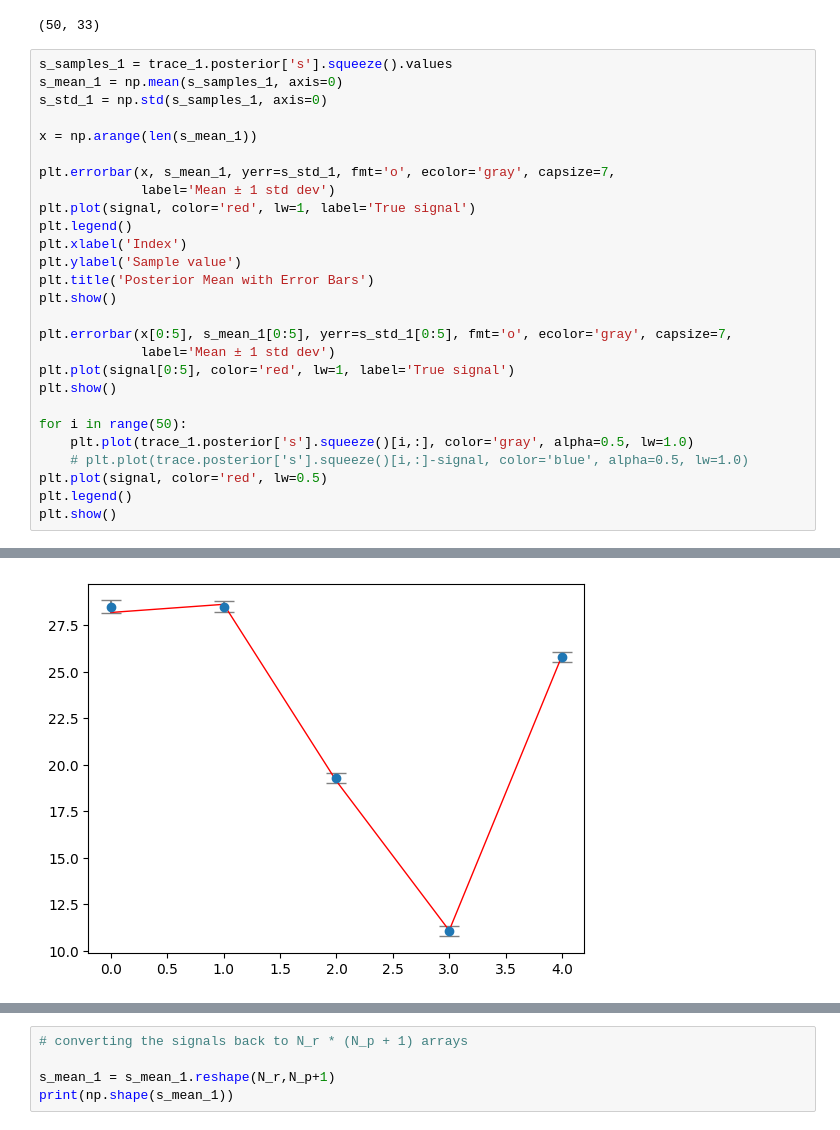
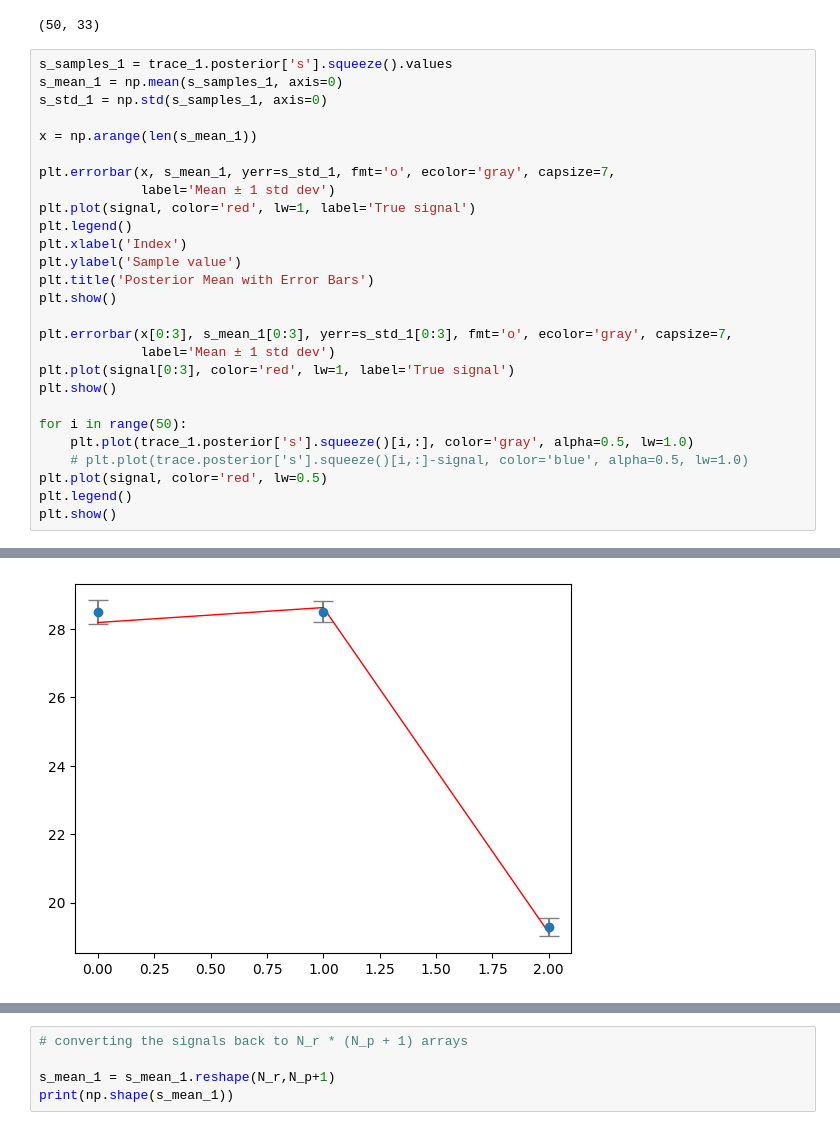
Before and after one commit to Rachel-0420/Toy-Model-for-Field-Level, a Jupyter notebook: SPT-3G_simulation.ipynb, the cells around one changed output, grey strips where cells are left out. Cells and saved outputs as stored; diff of their text form.

Commit message:
changed range of the errorbar plot for the first signal for better visualization

```diff
--- a/SPT-3G_simulation.ipynb
+++ b/SPT-3G_simulation.ipynb
@@ -292,33 +292,33 @@ trace_2.posterior['s'].squeeze().shape
 # %%
 s_samples_1 = trace_1.posterior['s'].squeeze().values
 s_mean_1 = np.mean(s_samples_1, axis=0)
 s_std_1 = np.std(s_samples_1, axis=0)
 
 x = np.arange(len(s_mean_1))
 
 plt.errorbar(x, s_mean_1, yerr=s_std_1, fmt='o', ecolor='gray', capsize=7,
              label='Mean ± 1 std dev')
 plt.plot(signal, color='red', lw=1, label='True signal')
 plt.legend()
 plt.xlabel('Index')
 plt.ylabel('Sample value')
 plt.title('Posterior Mean with Error Bars')
 plt.show()
 
-plt.errorbar(x[0:5], s_mean_1[0:5], yerr=s_std_1[0:5], fmt='o', ecolor='gray', capsize=7,
+plt.errorbar(x[0:3], s_mean_1[0:3], yerr=s_std_1[0:3], fmt='o', ecolor='gray', capsize=7,
              label='Mean ± 1 std dev')
-plt.plot(signal[0:5], color='red', lw=1, label='True signal')
+plt.plot(signal[0:3], color='red', lw=1, label='True signal')
 plt.show()
 
 for i in range(50):
     plt.plot(trace_1.posterior['s'].squeeze()[i,:], color='gray', alpha=0.5, lw=1.0)
     # plt.plot(trace.posterior['s'].squeeze()[i,:]-signal, color='blue', alpha=0.5, lw=1.0)
 plt.plot(signal, color='red', lw=0.5)
 plt.legend()
 plt.show()
 # %% [output]
 [figure]
-[figure, old version]
+[figure, new version]
 [figure]
 # %%
 # converting the signals back to N_r * (N_p + 1) arrays
```
